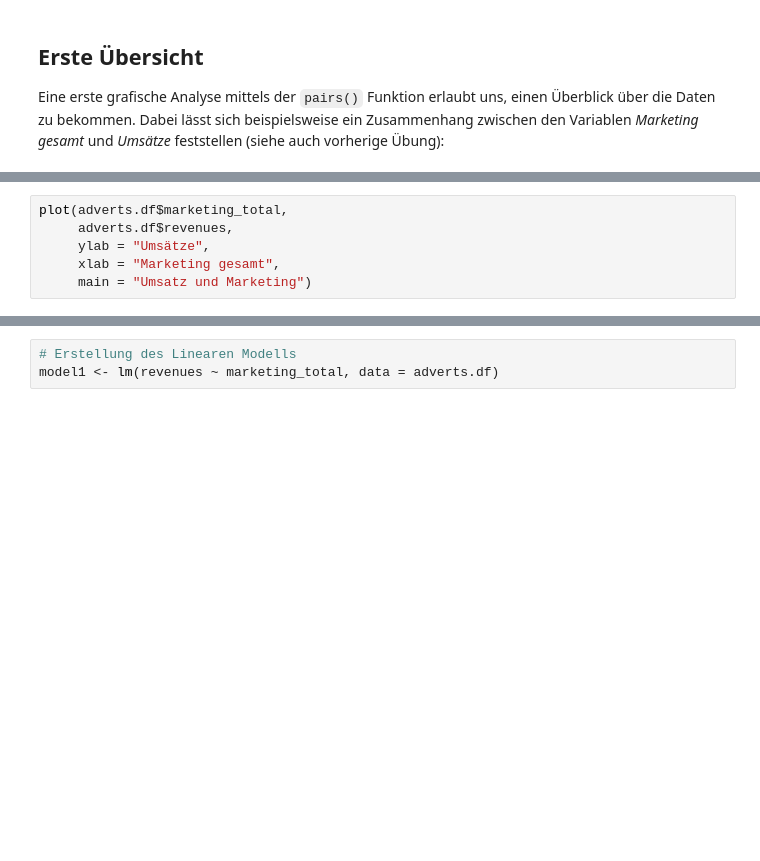
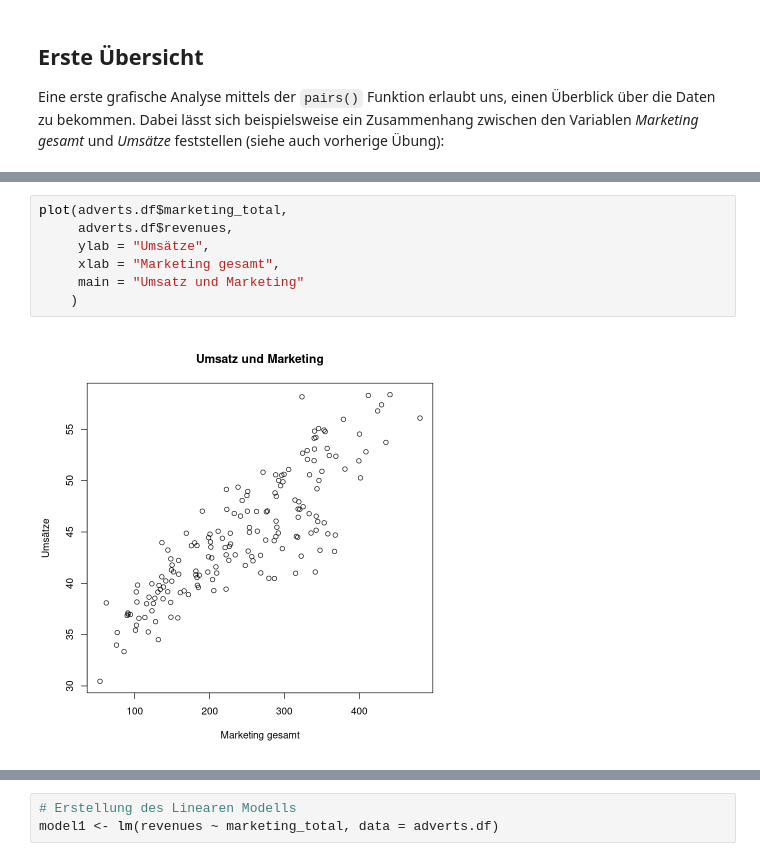
Before and after one commit to denisroyer/rnotebooks, a Jupyter notebook: Uebung 07/R-Kenntnis Uebung 07.ipynb, the cells around one changed output, grey strips where cells are left out. Saved outputs shown, nothing was run; the diff lists cells and outputs as text; blank space fills up the shorter version.

```diff
--- a/Uebung 07/R-Kenntnis Uebung 07.ipynb
+++ b/Uebung 07/R-Kenntnis Uebung 07.ipynb
@@ -104,9 +136,12 @@ pairs(adverts.df)
 # %%
 plot(adverts.df$marketing_total,
      adverts.df$revenues,
      ylab = "Umsätze",
      xlab = "Marketing gesamt",
-     main = "Umsatz und Marketing")
+     main = "Umsatz und Marketing"
+    )
+# %% [output]
+[figure, added]
 # %% [markdown]
 # Lineare Regression mit R
 
```
Also changed, not shown: parts of 22 cells of this notebook.
